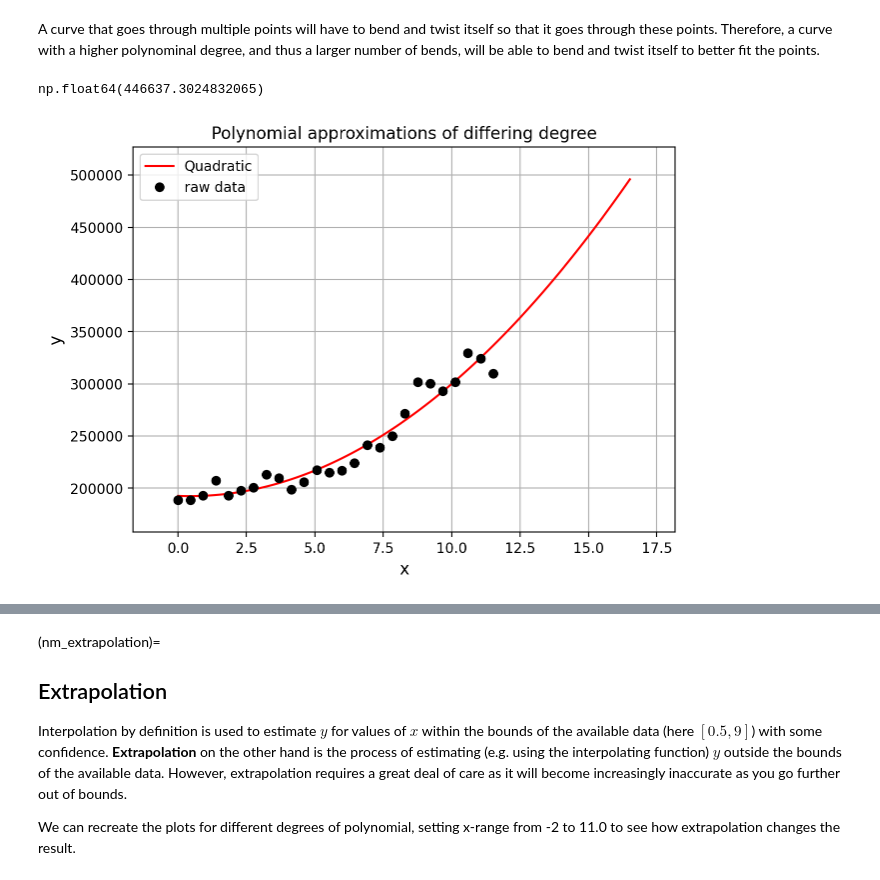
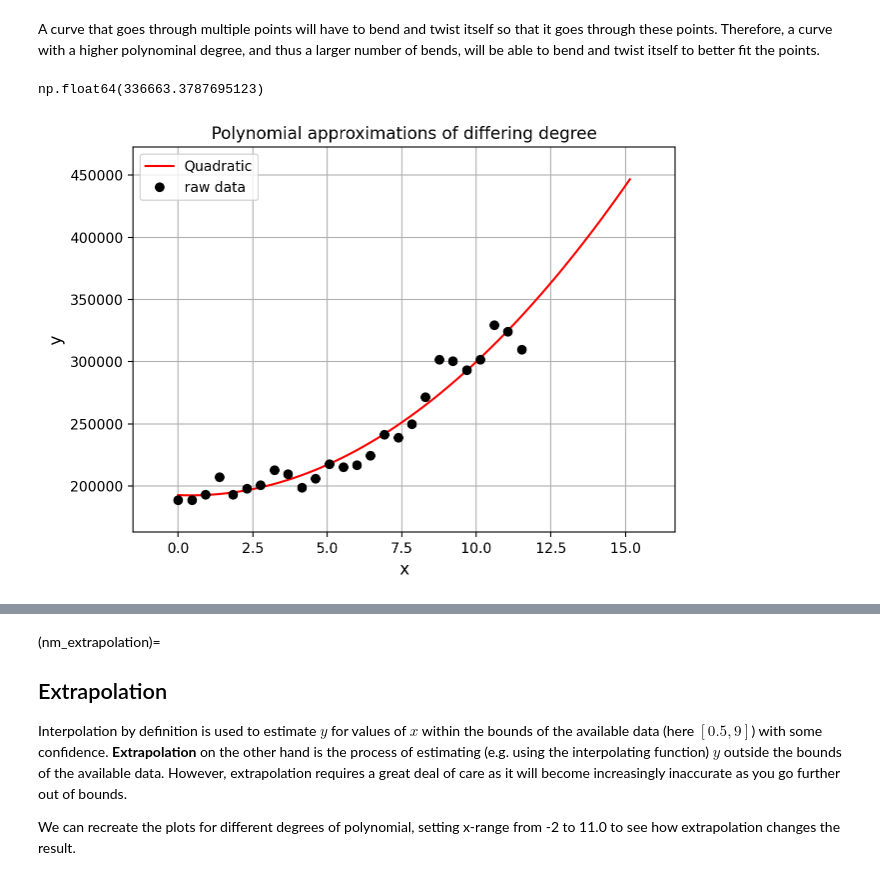
Before and after one commit to meistertigran/python-lectures-arm, a Jupyter notebook: Lecture 5 - Interpolation and curve fitting.ipynb, the cells around one changed output, grey strips where cells are left out. Saved outputs shown, nothing was run; the diff lists cells and outputs as text; code cells hidden in the pictures.

```diff
--- a/Lecture 5 - Interpolation and curve fitting.ipynb
+++ b/Lecture 5 - Interpolation and curve fitting.ipynb
@@ -599,9 +614,10 @@ plt.show()
 # %% [markdown]
 A curve that goes through multiple points will have to bend and twist itself so that it goes through these points. Therefore, a curve with a higher polynominal degree, and thus a larger number of bends, will be able to bend and twist itself to better fit the points.
 # %%
-p2(x[len(x)-1] + 0.4542242858584839*4*2)
+eramsyak = 0.4542242858584839
+p2(x[len(x)-1])
 # %% [output]
-np.float64(446637.3024832065)
+np.float64(336663.3787695123)
 # %%
 # Consider the above example data again
 xi = x
@@ -616,36 +632,36 @@ p0 = np.poly1d(poly_coeffs)
 # Fit a polynomial degree 1 - ie a straight line.
 poly_coeffs=np.polyfit(xi, yi, 1)
 p1 = np.poly1d(poly_coeffs)
 
 # Quadratic
 poly_coeffs=np.polyfit(xi, yi, 2)
 p2 = np.poly1d(poly_coeffs)
 
 # Cubic
 poly_coeffs=np.polyfit(xi, yi, 3)
 p3 = np.poly1d(poly_coeffs)
 
 # Set up figure
 fig = plt.figure(figsize=(7, 5))
 ax1 = fig.add_subplot(111)
 ax1.margins(0.1)
 
-z = np.linspace(x[0], x[len(x)-1]+5, 100)
+z = np.linspace(x[0], x[len(x)-1]+8*eramsyak, 200)
 
-# ax1.plot(z, p0(z), 'k', label='Constant')
+#ax1.plot(z, p0(z), 'k', label='Constant')
 # ax1.plot(z, p1(z), 'b', label='Linear')
 ax1.plot(z, p2(z), 'r', label='Quadratic')
 # ax1.plot(z, p3(z), 'g', label='Cubic')
 
 # Overlay raw data
 plot_raw_data(x, y, ax1)
 
 ax1.legend()
 ax1.set_title('Polynomial approximations of differing degree')
 
 plt.show()
 # %% [output]
-[figure, old version]
+[figure, new version]
 # %% [markdown]
 ### Squared error calculation
 
```
Also changed, not shown: parts of 4 cells of this notebook, 2 other files.
